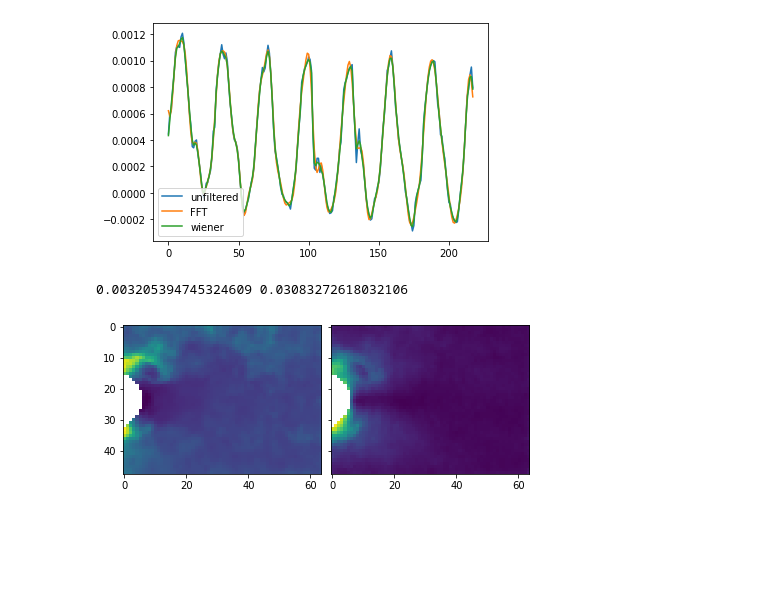
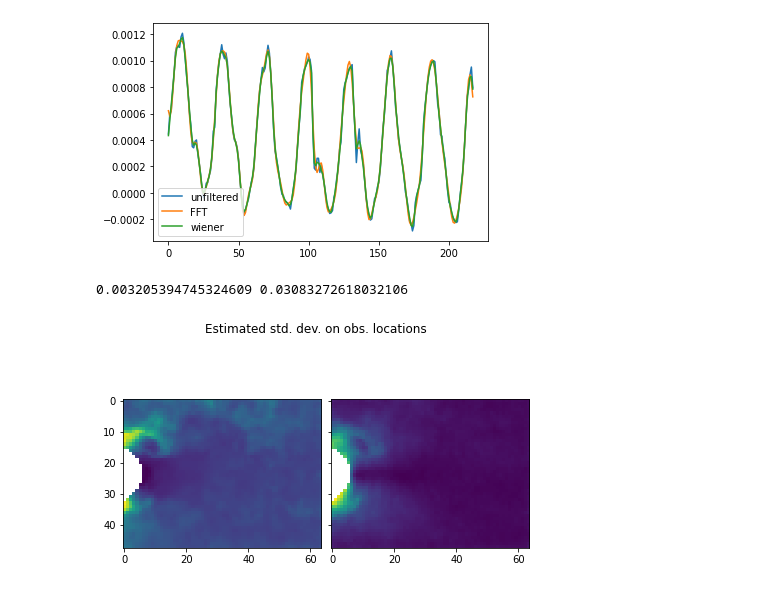
Before and after one commit to connor-duffin/sswfe, a Jupyter notebook: docs/jfm-run-8-noise-estimation-fft.ipynb, the cells around one changed output. Cells and saved outputs as stored; diff of their text form; code cells hidden in the pictures; blank space fills up the shorter version.

```diff
--- a/docs/jfm-run-8-noise-estimation-fft.ipynb
+++ b/docs/jfm-run-8-noise-estimation-fft.ipynb
@@ -219,29 +198,36 @@ plt.show()
 # %%
 filter_width = 3
 
 nrows, ncols = vd[0, :, :].shape
 sigma_u_est = np.zeros((nrows, ncols))
 sigma_v_est = np.zeros((nrows, ncols))
 
+diff_u = np.zeros_like(ud)
+diff_v = np.zeros_like(ud)
+
 for i in range(nrows):
     for j in range(ncols):
         ud_filtered = wiener(ud[:, i, j], filter_width)
         vd_filtered = wiener(vd[:, i, j], filter_width)
+
+        diff_u[:, i, j] = ud[:, i, j] - ud_filtered
+        diff_v[:, i, j] = vd[:, i, j] - vd_filtered
 
         sigma_u_est[i, j] = np.std(ud[:, i, j] - ud_filtered)
         sigma_v_est[i, j] = np.std(vd[:, i, j] - vd_filtered)
 
 # check that the min/max variances are sound
 print(np.amin(sigma_u_est[~np.isnan(sigma_u_est)] / 0.01),
       np.amax(sigma_u_est[~np.isnan(sigma_u_est)] / 0.01))
 
 # and get a feel for wha the variances are like
 fig, axs = plt.subplots(1, 2, sharex=True, sharey=True,
                         constrained_layout=True)
+fig.suptitle("Estimated std. dev. on obs. locations")
 axs = axs.flatten()
 im = axs[0].imshow(sigma_u_est.T / 0.01)
 im = axs[1].imshow(sigma_v_est.T / 0.01)
 plt.show()
 # %% [output]
 0.003205394745324609 0.03083272618032106
-[figure, old version]
+[figure, new version]
```
Also changed, not shown: parts of 4 cells of this notebook, 2 other files.
